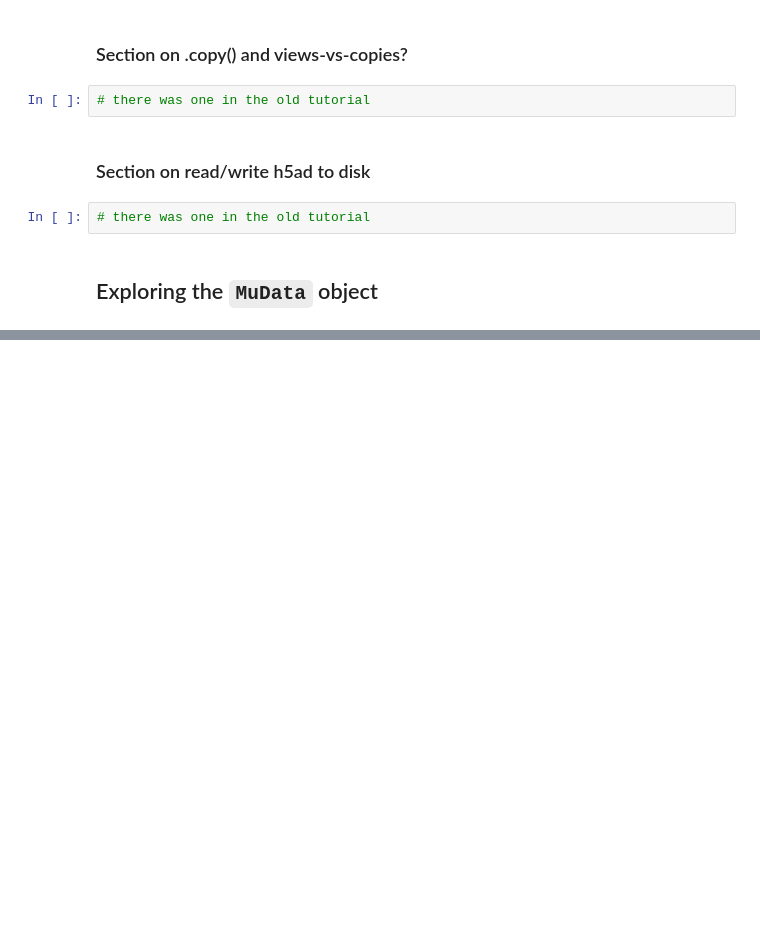
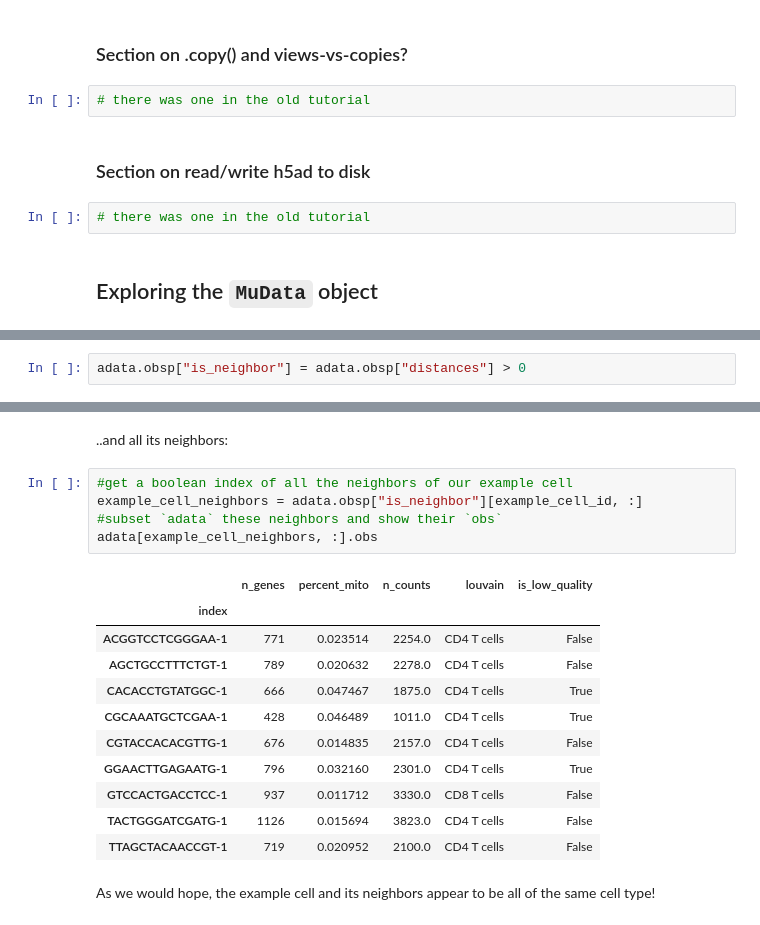
Before and after one commit to scverse/scverse-tutorials, a Jupyter notebook: docs/notebooks/getting_started.ipynb, the cells around one changed output, grey strips where cells are left out. Cells and saved outputs as stored; diff of their text form; blank space fills up the shorter version.

```diff
--- a/docs/notebooks/getting_started.ipynb
+++ b/docs/notebooks/getting_started.ipynb
@@ -448,0 +489,2 @@ adata_high_quality.obs
+# %%
+adata.obsp["is_neighbor"] = adata.obsp["distances"] > 0
@@ -448,0 +501,21 @@ adata_high_quality.obs
+# %% [markdown]
+..and all its neighbors:
+# %%
+#get a boolean index of all the neighbors of our example cell
+example_cell_neighbors = adata.obsp["is_neighbor"][example_cell_id, :]
+#subset `adata` these neighbors and show their `obs`
+adata[example_cell_neighbors, :].obs
+# %% [output]
+|  | n_genes | percent_mito | n_counts | louvain | is_low_quality |
+| index |  |  |  |  |  |
+| ACGGTCCTCGGGAA-1 | 771 | 0.023514 | 2254.0 | CD4 T cells | False |
+| AGCTGCCTTTCTGT-1 | 789 | 0.020632 | 2278.0 | CD4 T cells | False |
+| CACACCTGTATGGC-1 | 666 | 0.047467 | 1875.0 | CD4 T cells | True |
+| CGCAAATGCTCGAA-1 | 428 | 0.046489 | 1011.0 | CD4 T cells | True |
+| CGTACCACACGTTG-1 | 676 | 0.014835 | 2157.0 | CD4 T cells | False |
+| GGAACTTGAGAATG-1 | 796 | 0.032160 | 2301.0 | CD4 T cells | True |
+| GTCCACTGACCTCC-1 | 937 | 0.011712 | 3330.0 | CD8 T cells | False |
+| TACTGGGATCGATG-1 | 1126 | 0.015694 | 3823.0 | CD4 T cells | False |
+| TTAGCTACAACCGT-1 | 719 | 0.020952 | 2100.0 | CD4 T cells | False |
+# %% [markdown]
+As we would hope, the example cell and its neighbors appear to be all of the same cell type!
```
Also changed, not shown: parts of 50 cells of this notebook.
